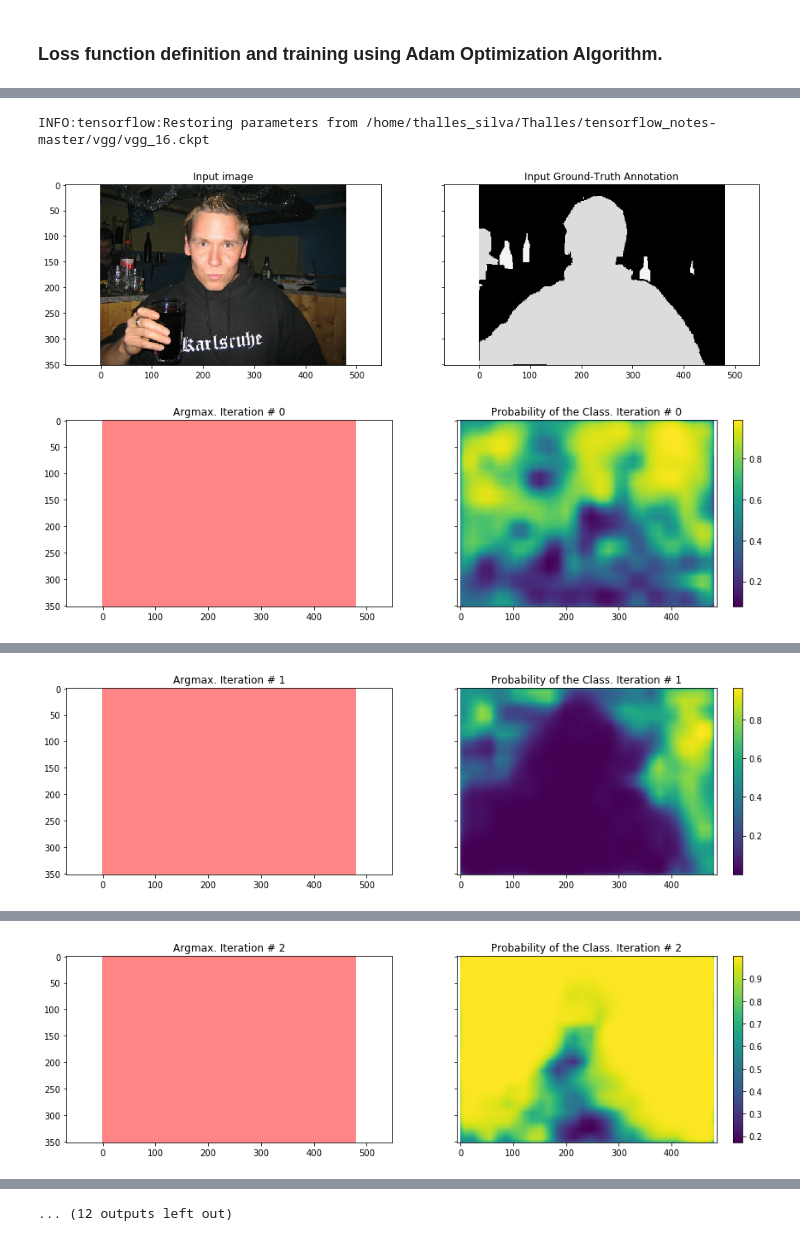
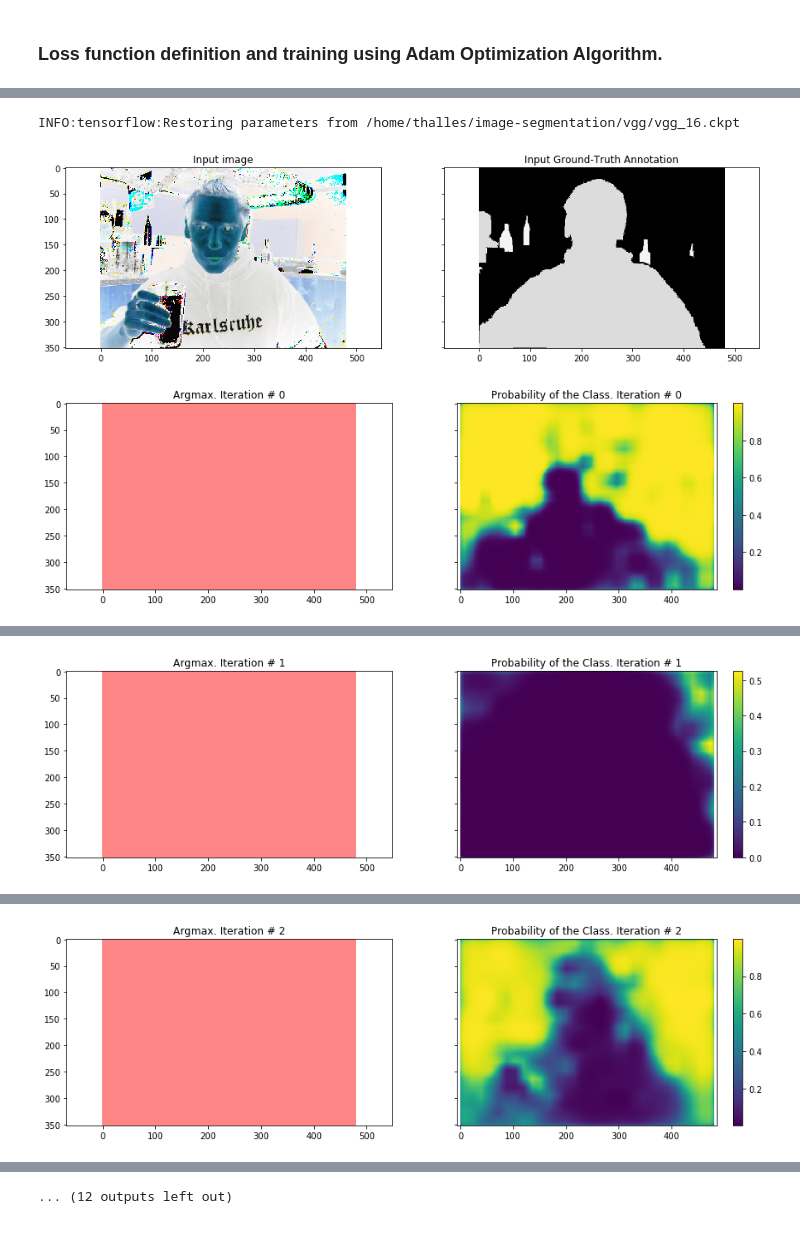
Before and after one commit to HKCaesar/image-segmentation, a Jupyter notebook: image_segmentation_working.ipynb, the cells around one changed output, grey strips where cells are left out. Saved outputs shown, nothing was run; the diff lists cells and outputs as text; code cells hidden in the pictures.

```diff
--- a/image_segmentation_working.ipynb
+++ b/image_segmentation_working.ipynb
@@ -462,15 +306,17 @@ filenames = "/home/thalles/VOC2012/ImageSets/Segmentation/train.txt"
 training_images_dir = "/home/thalles/VOC2012/JPEGImages/"
 training_labels_dir = "/home/thalles/VOC2012/SegmentationClass_1D/"
 # %%
-file = open(filenames, 'r')
-images_filenale_list = [line for line in file]
+#file = open(filenames, 'r')
+#images_filenale_list = [line for line in file]
+
+images_filenale_list = ["2007_000170"]
 # %%
 def process_input(image, label, resize):
-    label = np.expand_dims(label, axis=3)
     if resize:
         image = imresize(image, (352, 480))
         label = imresize(label, (352, 480))
 
+    label = np.expand_dims(label, axis=3)
     label_shape = label.shape
     labels_mask = np.zeros((label_shape[0], label_shape[1], 0), dtype="uint8")
 
@@ -478,6 +324,10 @@ def process_input(image, label, resize):
         binary_mask = np.equal(label, mask_id).astype("uint8")
         labels_mask = np.concatenate((labels_mask, binary_mask), axis=2)
 
+    # subtract the mean pixel value from each images
+    mean_value = np.mean(image)
+    image = np.subtract(image, mean_value)
+
     return np.expand_dims(image, axis=0), np.expand_dims(label, axis=0), np.expand_dims(labels_mask, axis=0)
 # %%
 def next_batch(image_filenames_list, batch_size=1, resize=True):
@@ -496,8 +346,15 @@ def next_batch(image_filenames_list, batch_size=1, resize=True):
             batch_labels = label
             batch_masks = masks
         else:
-            print(batch_images.shape, image.shape)
             batch_images = np.concatenate((batch_images, image), axis=0)
             batch_labels = np.concatenate((batch_labels, label), axis=0)
 
-    yield batch_images, batch_labels, batch_masks
+    yield batch_images, batch_labels.astype("uint8"), batch_masks.astype("uint8")
+# %%
+input_shape = (352,480,3)
+annotation_shape = (352,480,21)
+image_placeholder, annotation_placeholder, is_training_placeholder = model_input(input_shape, annotation_shape)
+
+cross_entropy_sum, pred, probabilities = model_loss(image_placeholder, annotation_placeholder)
+
+train_step = model_optimizer(cross_entropy_sum, learning_rate=0.0001)
@@ -518,19 +415,21 @@ with tf.Session() as sess:
     sess.run(optimization_variables_initializer)
     sess.run(model_vars)
 
-    train_image, train_annotation = sess.run([image_tensor, annotation_tensor],
-                                              feed_dict=feed_dict_to_use)
+    batch_images, batch_annotations, batch_masks = next(next_batch(images_filenale_list, batch_size=1))
+
+    feed_dict_to_use = {image_placeholder: batch_images,
+                          annotation_placeholder: batch_masks,
+                          is_training_placeholder: True}
 
     f, (ax1, ax2) = plt.subplots(1, 2, sharey=True)
-    ax1.imshow(train_image)
+    ax1.imshow(batch_images[0])
     ax1.set_title('Input image')
-    probability_graph = ax2.imshow(np.dstack((train_annotation,)*3)*100)
+    probability_graph = ax2.imshow(np.dstack((batch_annotations[0],)*3)*100)
     ax2.set_title('Input Ground-Truth Annotation')
     plt.show()
 
     # Let's perform 10 interations
     for i in range(10):
-
 
         _, loss, summary_string = sess.run([train_step, cross_entropy_sum, merged_summary_op],
                                         feed_dict=feed_dict_to_use)
@@ -553,33 +452,33 @@ with tf.Session() as sess:
         plt.show()
 
         print("Current Loss: " +  str(loss))
 
     feed_dict_to_use[is_training_placeholder] = False
 
     final_predictions, final_probabilities, final_loss = sess.run([pred,
                                                                    probabilities,
                                                                    cross_entropy_sum],
                                                          feed_dict=feed_dict_to_use)
 
     f, (ax1, ax2) = plt.subplots(1, 2, sharey=True)
 
     ax1.imshow(np.uint8(final_predictions.squeeze() != 1),
                vmax=1.5,
                vmin=-0.4,
                cmap=cmap)
 
     ax1.set_title('Final Argmax')
 
     probability_graph = ax2.imshow(final_probabilities.squeeze()[:, :, 0])
     ax2.set_title('Final Probability of the Class')
     plt.colorbar(probability_graph)
 
     plt.show()
 
     print("Final Loss: " +  str(final_loss))
 
 summary_string_writer.close()
 # %% [output]
-INFO:tensorflow:Restoring parameters from /home/thalles_silva/Thalles/tensorflow_notes-master/vgg/vgg_16.ckpt
+INFO:tensorflow:Restoring parameters from /home/thalles/image-segmentation/vgg/vgg_16.ckpt
-[figure, old version]
+[figure, new version]
-[figure, old version]
+[figure, new version]
@@ -587 +486 @@ Current Loss: 813334.0
-[figure, old version]
+[figure, new version]
@@ -589 +488 @@ Current Loss: 101477.0
-[figure, old version]
+[figure, new version]
```
Also changed, not shown: parts of 15 cells of this notebook.
